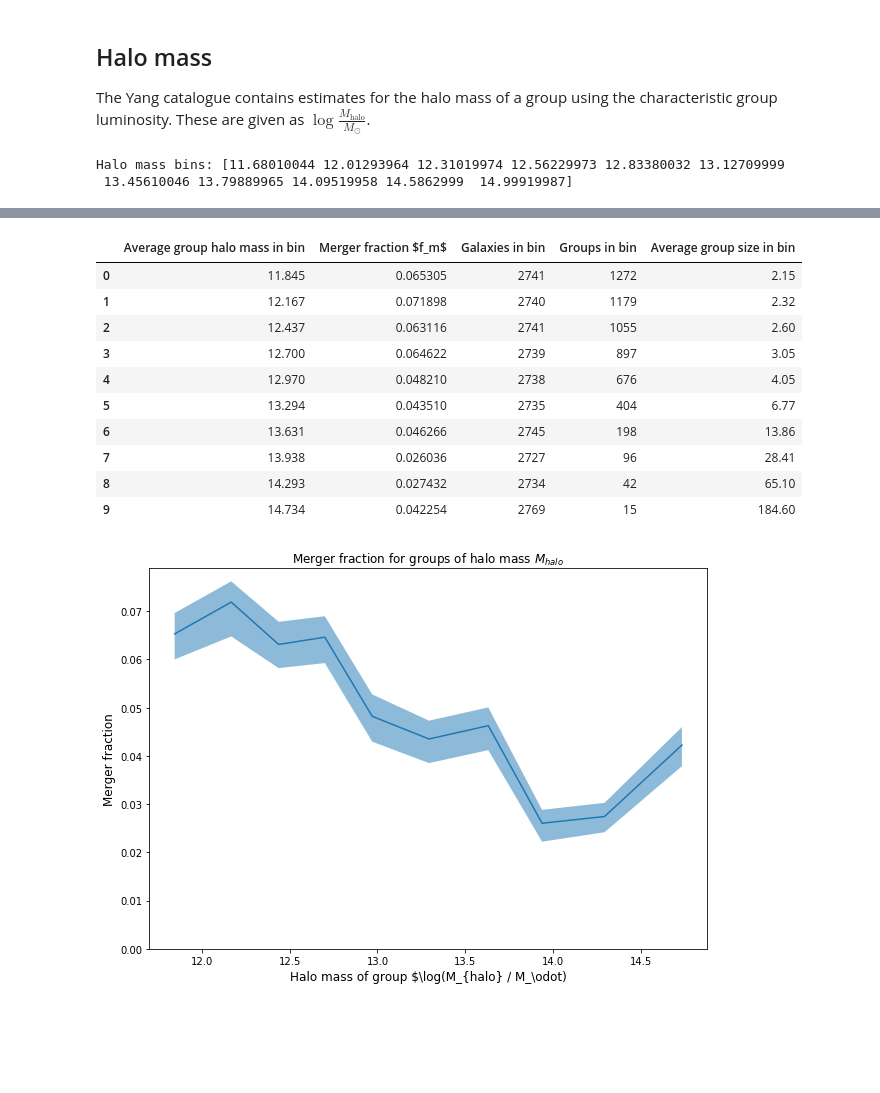
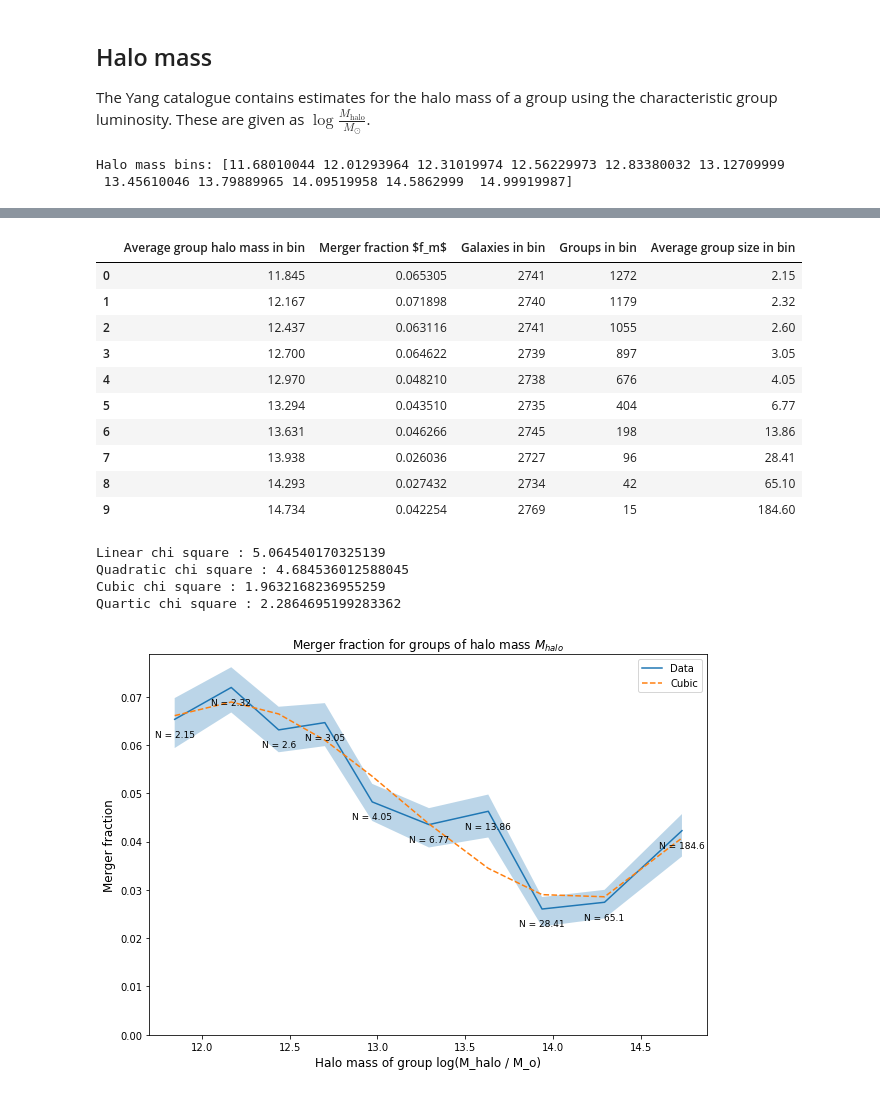
Before and after one commit to tplews98/MPhys_Project, a Jupyter notebook: Hilary work/HT_Week5_Modelling.ipynb, the cells around one changed output, grey strips where cells are left out. Drawn from its saved outputs; the diff is of its cells as text; code cells hidden in the pictures; blank space fills up the shorter version.

```diff
--- a/Hilary work/HT_Week5_Modelling.ipynb
+++ b/Hilary work/HT_Week5_Modelling.ipynb
@@ -1149,15 +1127,81 @@ merger_fraction_halo_mass_info_df = pd.DataFrame(merger_fraction_halo_mass_info,
 merger_fraction_halo_mass_info_df = merger_fraction_halo_mass_info_df.round({"Average group halo mass in bin" : 3, "Average group size in bin" : 2})
 display(merger_fraction_halo_mass_info_df)
 
-# Plot a line plot of merger fraction with the minimum and maximum from bootstrapping filled in
+# # Plot a line plot of merger fraction with the minimum and maximum from bootstrapping filled in
+# plt.figure(figsize=(10,7))
+# plt.plot(halo_mass_bin_centres, merger_fraction_halo_mass)
+# plt.fill_between(halo_mass_bin_centres, merger_fraction_halo_mass_bootstrapped_min, merger_fraction_halo_mass_bootstrapped_max, alpha=0.5)
+# #plt.xscale("log")
+# plt.ylim(bottom=0)
+# plt.xlabel("Halo mass of group $\log(M_{halo} / M_\odot)", fontsize=12)
+# plt.ylabel("Merger fraction", fontsize=12)
+# plt.title("Merger fraction for groups of halo mass $M_{halo}$", fontsize=12)
+# plt.show()
+
+
+
+from scipy.optimize import curve_fit
+
+m_values = np.array(halo_mass_bin_centres)
+f_m_values = np.array(merger_fraction_halo_mass)
+errors = (merger_fraction_halo_mass_bootstrapped_max - merger_fraction_halo_mass_bootstrapped_min) / 2
+
+def linear_model(m, a, b):
+    f_m = a * m + b
+    return f_m
+
+linear_fit_parameters, linear_cov = curve_fit(linear_model, m_values, f_m_values, sigma=errors)
+linear_data = linear_model(m_values, linear_fit_parameters[0], linear_fit_parameters[1])
+linear_chi_squared = sum(((f_m_values - linear_data) / errors) ** 2) / (len(v_values) - len(linear_fit_parameters))
+print("Linear chi square : " + str(linear_chi_squared))
+
+def quadratic_model(m, a, b, c):
+    f_m = a * m **2 + b * m + c
+    return f_m
+
+quadratic_fit_parameters, quadratic_cov = curve_fit(quadratic_model, m_values, f_m_values, sigma=errors)
+quadratic_data = quadratic_model(m_values, quadratic_fit_parameters[0], quadratic_fit_parameters[1], quadratic_fit_parameters[2])
+quadratic_chi_squared = sum(((f_m_values - quadratic_data) / errors) ** 2) / (len(v_values) - len(quadratic_fit_parameters))
+print("Quadratic chi square : " + str(quadratic_chi_squared))
+
+def cubic_model(m, a, b, c, d):
+    f_m = a * m ** 3 + b * m **2 + c * m + d
+    return f_m
+
+cubic_fit_parameters, quadratic_cov = curve_fit(cubic_model, m_values, f_m_values, sigma=errors)
+cubic_data = cubic_model(m_values, cubic_fit_parameters[0], cubic_fit_parameters[1], cubic_fit_parameters[2], cubic_fit_parameters[3])
+cubic_chi_squared = sum(((f_m_values - cubic_data) / errors) ** 2) / (len(v_values) - len(cubic_fit_parameters))
+print("Cubic chi square : " + str(cubic_chi_squared))
+
+def quartic_model(m, a, b, c, d, e):
+    f_m = a * m ** 4 + b * m **3 + c * m ** 2 + d * m + e
+    return f_m
+
+quartic_fit_parameters, quadratic_cov = curve_fit(quartic_model, m_values, f_m_values, sigma=errors)
+quartic_data = quartic_model(m_values, quartic_fit_parameters[0], quartic_fit_parameters[1], quartic_fit_parameters[2], quartic_fit_parameters[3], quartic_fit_parameters[4])
+quartic_chi_squared = sum(((f_m_values - quartic_data) / errors) ** 2) / (len(v_values) - len(quartic_fit_parameters))
+print("Quartic chi square : " + str(quartic_chi_squared))
+
+
 plt.figure(figsize=(10,7))
-plt.plot(halo_mass_bin_centres, merger_fraction_halo_mass)
-plt.fill_between(halo_mass_bin_centres, merger_fraction_halo_mass_bootstrapped_min, merger_fraction_halo_mass_bootstrapped_max, alpha=0.5)
+plt.plot(halo_mass_bin_centres, merger_fraction_halo_mass, label="Data")
+plt.fill_between(halo_mass_bin_centres, merger_fraction_halo_mass_bootstrapped_min, merger_fraction_halo_mass_bootstrapped_max, alpha=0.3)
 #plt.xscale("log")
 plt.ylim(bottom=0)
-plt.xlabel("Halo mass of group $\log(M_{halo} / M_\odot)", fontsize=12)
+plt.xlabel("Halo mass of group log(M_halo / M_o)", fontsize=12)
 plt.ylabel("Merger fraction", fontsize=12)
 plt.title("Merger fraction for groups of halo mass $M_{halo}$", fontsize=12)
+
+# plt.plot(m_values, linear_data, label="Linear")
+# plt.plot(m_values, quadratic_data, label="Quadratic")
+plt.plot(m_values, cubic_data, label="Cubic", linestyle="--")
+# plt.plot(m_values, quartic_data, label="Quartic")
+
+for i in range(len(halo_mass_bin_centres)):
+    plt.text(halo_mass_bin_centres[i], merger_fraction_halo_mass[i]-max(merger_fraction_halo_mass)/20, "N = " + str(merger_fraction_halo_mass_info_df.loc[i, "Average group size in bin"]), fontsize=9, ha='center')
+
+plt.legend()
+
 plt.show()
 # %% [output]
 Halo mass bins: [11.68010044 12.01293964 12.31019974 12.56229973 12.83380032 13.12709999
@@ -1170,12 +1214,16 @@ Bootstrapping halo mass maximum: [0.06963563 0.07620968 0.06781046 0.06896552 0.
 |  | Average group halo mass in bin | Merger fraction $f_m$ | Galaxies in bin | Groups in bin | Average group size in bin |
 | 0 | 11.845 | 0.065305 | 2741 | 1272 | 2.15 |
 | 1 | 12.167 | 0.071898 | 2740 | 1179 | 2.32 |
 | 2 | 12.437 | 0.063116 | 2741 | 1055 | 2.60 |
 | 3 | 12.700 | 0.064622 | 2739 | 897 | 3.05 |
 | 4 | 12.970 | 0.048210 | 2738 | 676 | 4.05 |
 | 5 | 13.294 | 0.043510 | 2735 | 404 | 6.77 |
 | 6 | 13.631 | 0.046266 | 2745 | 198 | 13.86 |
 | 7 | 13.938 | 0.026036 | 2727 | 96 | 28.41 |
 | 8 | 14.293 | 0.027432 | 2734 | 42 | 65.10 |
 | 9 | 14.734 | 0.042254 | 2769 | 15 | 184.60 |
+Linear chi square : 5.064540170325139
+Quadratic chi square : 4.684536012588045
+Cubic chi square : 1.9632168236955259
+Quartic chi square : 2.2864695199283362
-[figure, old version]
+[figure, new version]
```
Also changed, not shown: parts of 24 cells of this notebook.
